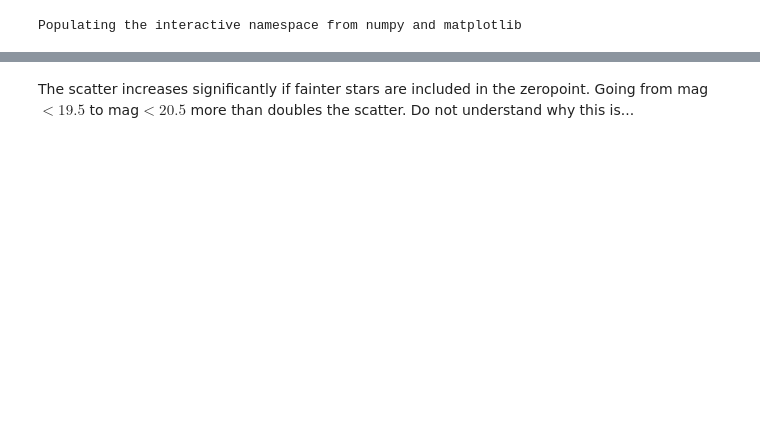
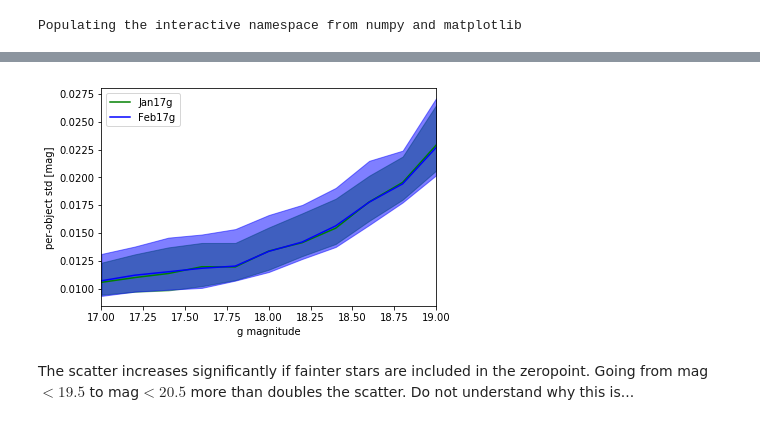
Before and after one commit to imcgreer/idmrm, a Jupyter notebook: notebooks/BokPhotAnalysis.ipynb, the cells around one changed output, grey strips where cells are left out. Saved outputs shown, nothing was run; the diff lists cells and outputs as text; code cells hidden in the pictures; blank space fills up the shorter version.

```diff
--- a/notebooks/BokPhotAnalysis.ipynb
+++ b/notebooks/BokPhotAnalysis.ipynb
@@ -96,0 +58,3 @@ jan17_dmag_i,jan17_stds_i = phot_stats(sdssRefJan2017,sdssRef,'i')
+# %%
+psFeb2017g = load_pstable('../phot_stats_Feb2017g.fits')
+print psFeb2017g['mbins','sig50','sig50Clip','outlierFrac']
@@ -118,2 +129,6 @@ plot_compare_scatters([nov15_stds_g,jan17_stds_g],['Nov15','Jan17'],'gb')
+# %%
+plot_compare_scatters([psJan2017g,psFeb2017g],['Jan17g','Feb17g'],'gb')
+# %% [output]
+[figure, added]
 # %% [markdown]
 The scatter increases significantly if fainter stars are included in the zeropoint. Going from mag$<19.5$ to mag$<20.5$ more than doubles the scatter. Do not understand why this is...
```
Also changed, not shown: parts of 19 cells of this notebook.
